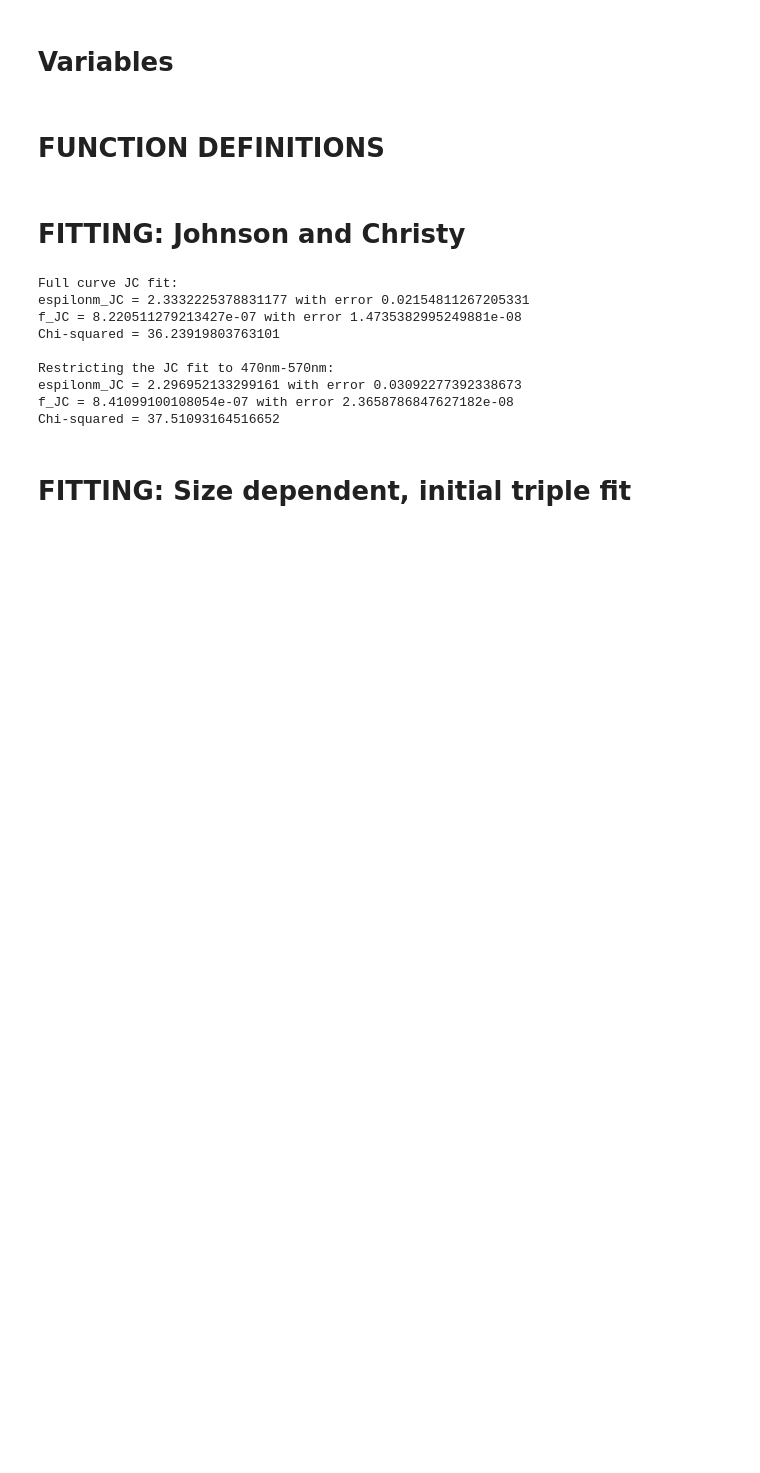
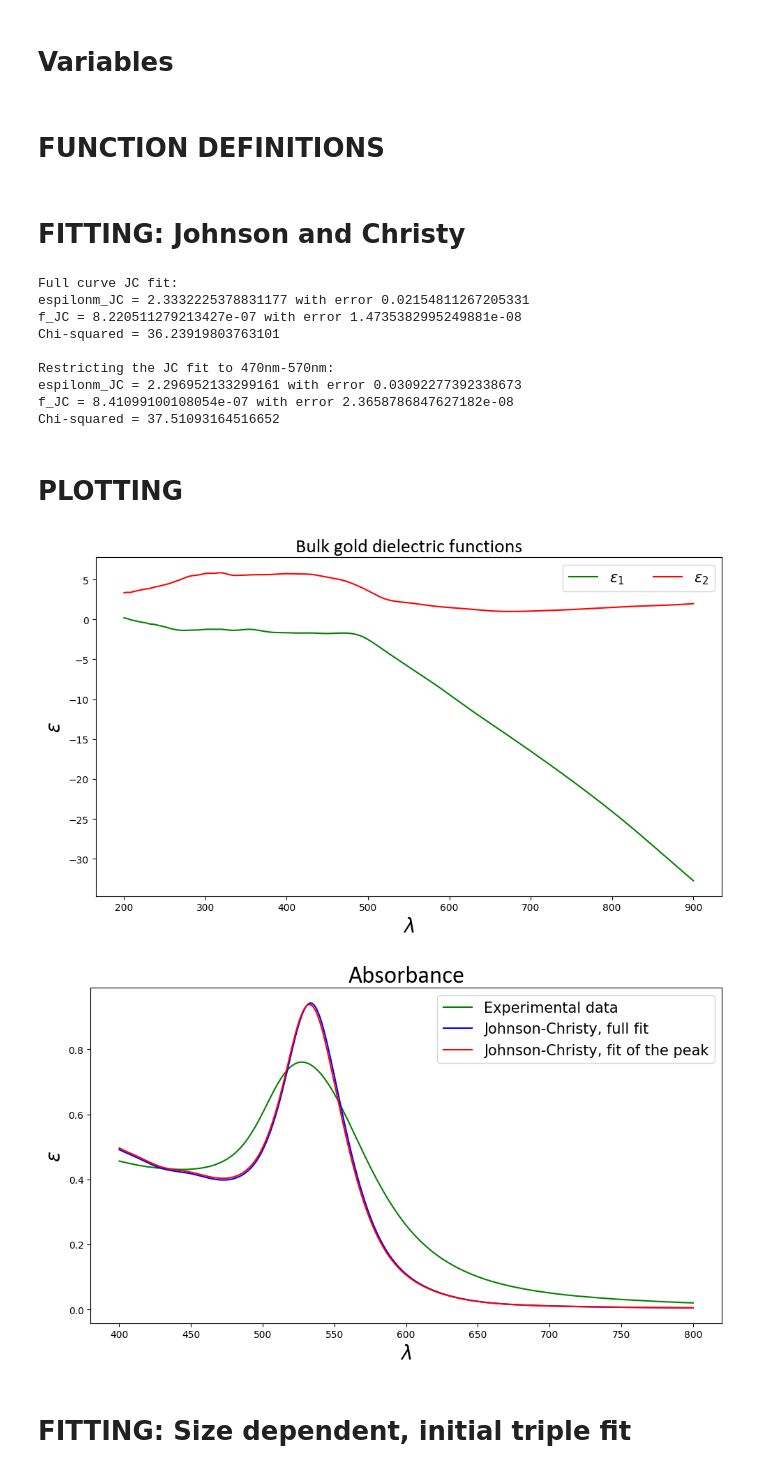
Before and after one commit to DuskrainG/Nanophysics-lab-activity, a Jupyter notebook: notebook_analisi.ipynb, the cells around one changed output. Cells and saved outputs as stored; diff of their text form; code cells hidden in the pictures; blank space fills up the shorter version.

```diff
--- a/notebook_analisi.ipynb
+++ b/notebook_analisi.ipynb
@@ -126,6 +118,32 @@ Restricting the JC fit to 470nm-570nm:
 espilonm_JC = 2.296952133299161 with error 0.03092277392338673
 f_JC = 8.41099100108054e-07 with error 2.3658786847627182e-08
 Chi-squared = 37.51093164516652
+# %% [markdown]
+# PLOTTING
+# %%
+# Bulk gold dielectric functions
+plt.figure(figsize=(10, 6), dpi=100)
+plt.plot(l_bulk, epsilon1_bulk, color="green", label=r"$\epsilon_1$")
+plt.plot(l_bulk, epsilon2_bulk, color="red", label=r"$\epsilon_2$")
+plt.title("Bulk gold dielectric functions", fontdict={"fontname": "Calibri", "fontsize": fs})
+plt.xlabel(r"$\lambda$", fontdict={"fontsize": fs})
+plt.ylabel(r"$\epsilon$", fontdict={"fontsize": fs})
+plt.legend(fontsize=fs//4*3, ncol=2)
+plt.tight_layout()
+
+# JC plots
+plt.figure(figsize=(10, 6), dpi=100)
+plt.plot(l, absorbance, color="green", label=r"Experimental data")
+plt.plot(l, Absorbance_JC_fitted, color="blue", label=r"Johnson-Christy, full fit")
+plt.plot(l, Absorbance_JC_fitted_r, color="red", label=r"Johnson-Christy, fit of the peak")
+plt.title("Absorbance", fontdict={"fontname": "Calibri", "fontsize": fs+5})
+plt.xlabel(r"$\lambda$", fontdict={"fontsize": fs})
+plt.ylabel(r"$\epsilon$", fontdict={"fontsize": fs})
+plt.legend(fontsize=fs//4*3, ncol=1)
+plt.tight_layout()
+# %% [output]
+[figure, added]
+[figure, added]
 # %% [markdown]
 #  FITTING: Size dependent, initial triple fit
 # %%
```
Also changed, not shown: parts of 14 cells of this notebook, 1 other file.
